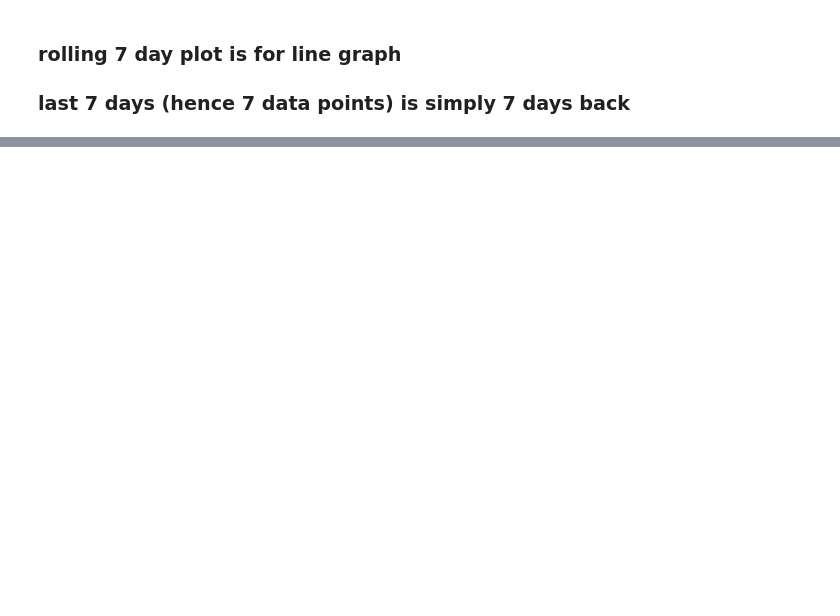
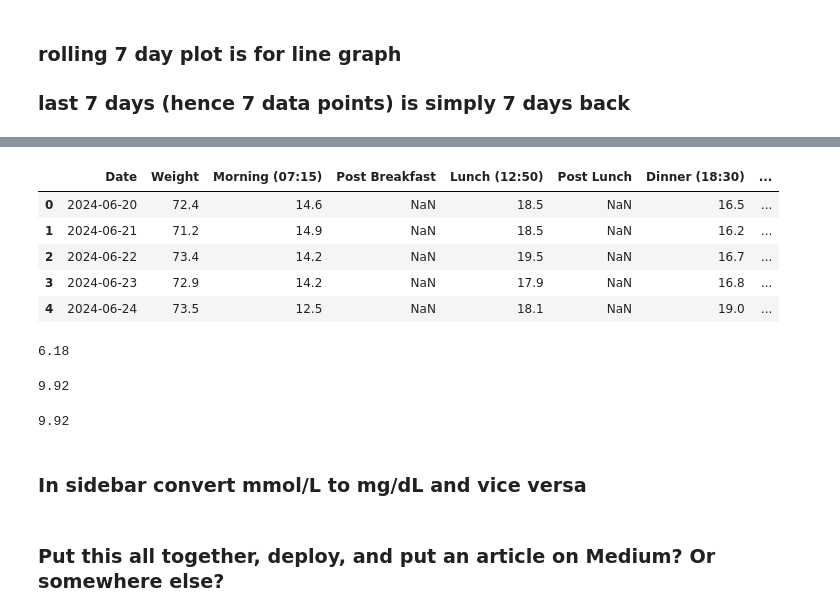
Before and after one commit to charleverts/glucose_tracker_app, a Jupyter notebook: streamlit.ipynb, the cells around one changed output, grey strips where cells are left out. Saved outputs shown, nothing was run; the diff lists cells and outputs as text; code cells hidden in the pictures; blank space fills up the shorter version.

Commit message:
New data, fixed sidebar, made TODO

```diff
--- a/streamlit.ipynb
+++ b/streamlit.ipynb
@@ -718,0 +723,28 @@ fig.show()
+# %%
+glucose_df.head()
+# %% [output]
+|  | Date | Weight | Morning (07:15) | Post Breakfast | Lunch (12:50) | Post Lunch | Dinner (18:30) | ... |
+| 0 | 2024-06-20 | 72.4 | 14.6 | NaN | 18.5 | NaN | 16.5 | ... |
+| 1 | 2024-06-21 | 71.2 | 14.9 | NaN | 18.5 | NaN | 16.2 | ... |
+| 2 | 2024-06-22 | 73.4 | 14.2 | NaN | 19.5 | NaN | 16.7 | ... |
+| 3 | 2024-06-23 | 72.9 | 14.2 | NaN | 17.9 | NaN | 16.8 | ... |
+| 4 | 2024-06-24 | 73.5 | 12.5 | NaN | 18.1 | NaN | 19.0 | ... |
+# %%
+mean_last_7 = round(glucose_df.tail(7)[['Morning (07:15)', 'Lunch (12:50)', 'Dinner (18:30)', 'BedTime (21:45)']].mean().mean(), 2)
+mean_last_7
+# %% [output]
+6.18
+# %%
+mean_last_30 = round(glucose_df.tail(30)[['Morning (07:15)', 'Lunch (12:50)', 'Dinner (18:30)', 'BedTime (21:45)']].mean().mean(), 2)
+mean_last_30
+# %% [output]
+9.92
+# %%
+mean_all_time = round(glucose_df[['Morning (07:15)', 'Lunch (12:50)', 'Dinner (18:30)', 'BedTime (21:45)']].mean().mean(), 2)
+mean_all_time
+# %% [output]
+9.92
+# %% [markdown]
+### In sidebar convert mmol/L to mg/dL and vice versa
+# %% [markdown]
+### Put this all together, deploy, and put an article on Medium? Or somewhere else?
```
Also changed, not shown: parts of 13 cells of this notebook, 2 other files.
